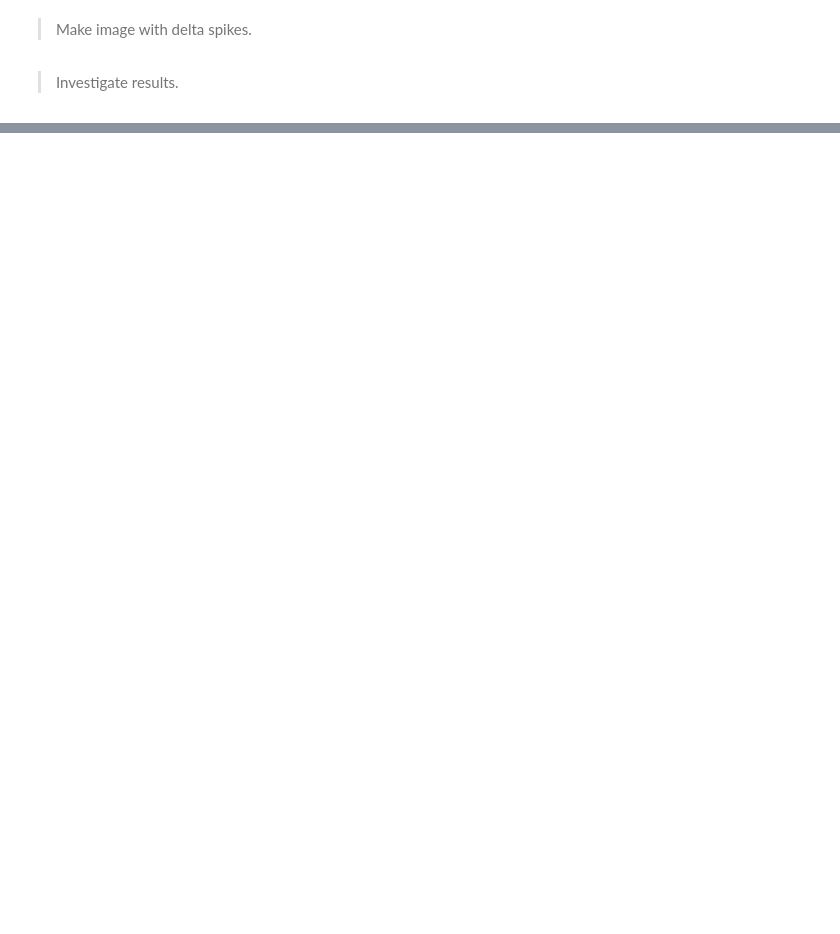
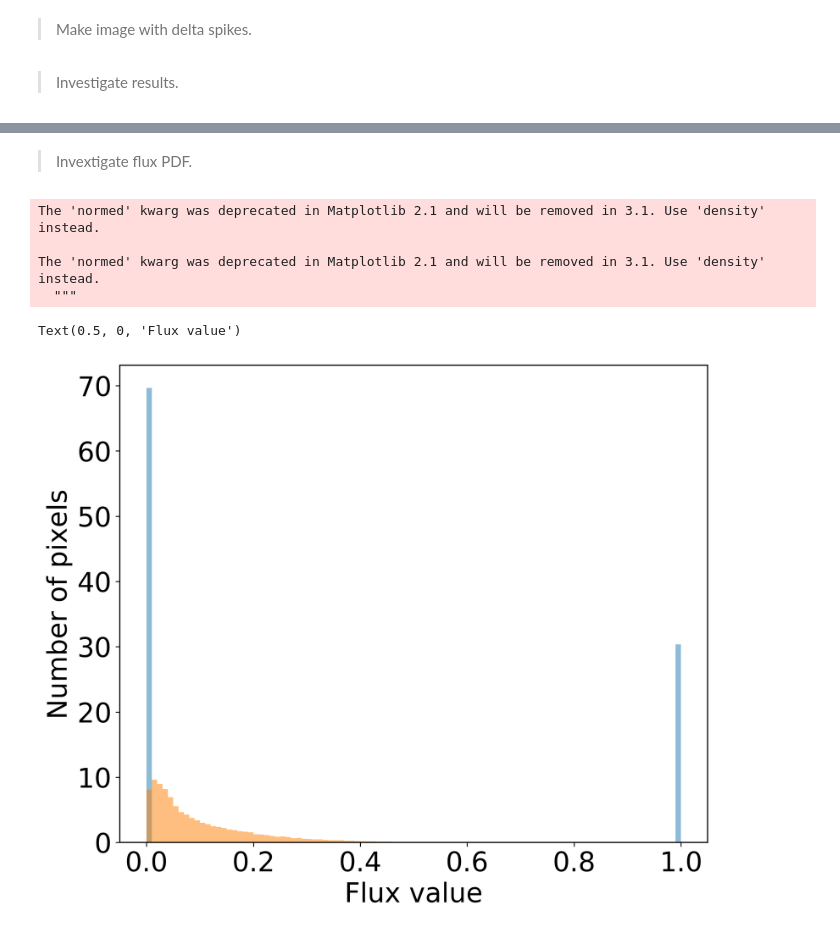
Before and after one commit to tingyuansen/Weak_Lensing, a Jupyter notebook: Image_Synthesis_Delta.ipynb, the cells around one changed output, grey strips where cells are left out. Cells and saved outputs as stored; diff of their text form; code cells hidden in the pictures; blank space fills up the shorter version.

```diff
--- a/Image_Synthesis_Delta.ipynb
+++ b/Image_Synthesis_Delta.ipynb
@@ -78,0 +81,18 @@ plt.tight_layout()
+# %% [markdown]
+> Invextigate flux PDF.
+# %%
+image = np.load("poisson_process_image.npy")[0,:,:]
+plt.hist(image.ravel(), alpha=0.5, range=[0,1], bins=100, normed=True);
+
+image = np.load("../delta_recovery.npy")
+plt.hist(image.ravel(), alpha=0.5, range=[0,1], bins=100, normed=True);
+
+plt.ylabel("Number of pixels")
+plt.xlabel("Flux value")
+# %% [output]
+The 'normed' kwarg was deprecated in Matplotlib 2.1 and will be removed in 3.1. Use 'density' instead.
+
+The 'normed' kwarg was deprecated in Matplotlib 2.1 and will be removed in 3.1. Use 'density' instead.
+  """
+Text(0.5, 0, 'Flux value')
+[figure, added]
```
Also changed, not shown: parts of 2 cells of this notebook, 2 other files.
